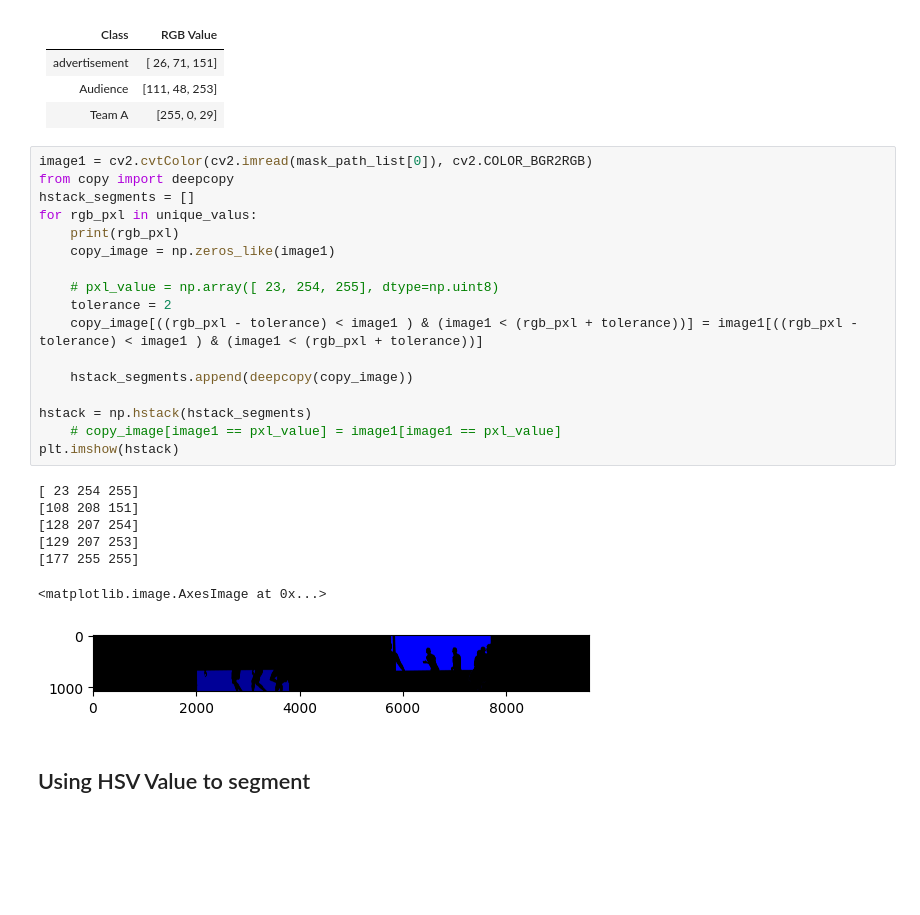
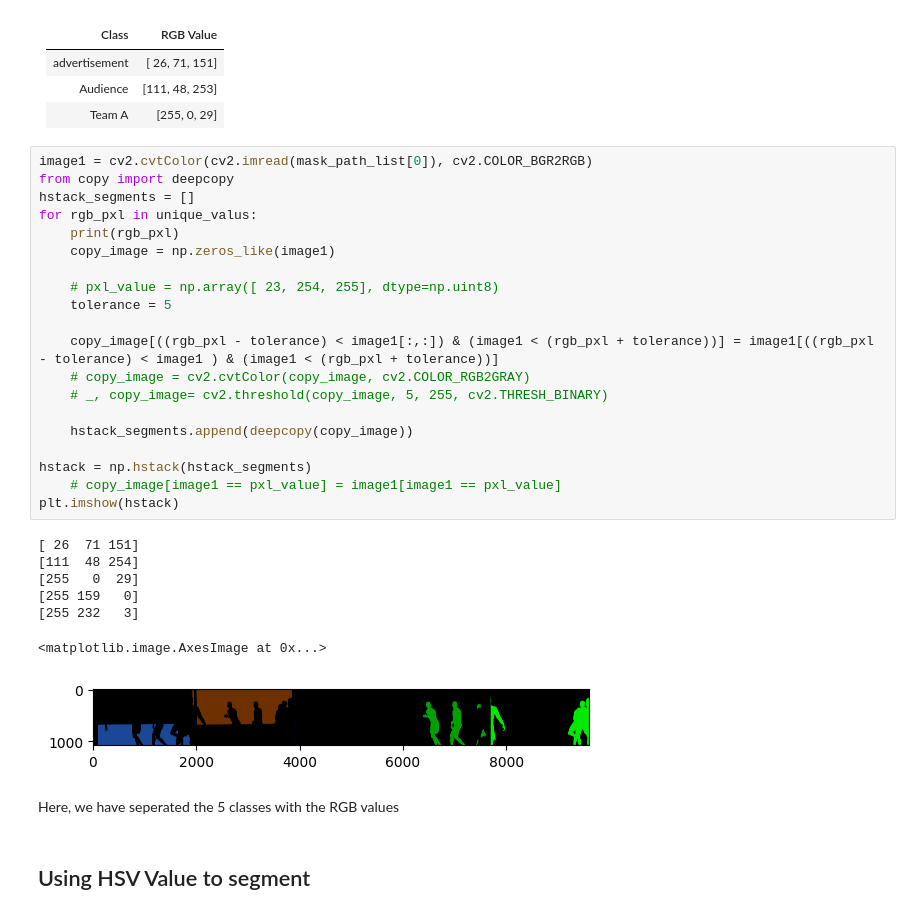
Before and after one commit to riderman10000/segmentation-exp, a Jupyter notebook: data_analysis.ipynb, the cells around one changed output. Saved outputs shown, nothing was run; the diff lists cells and outputs as text; blank space fills up the shorter version.

```diff
--- a/data_analysis.ipynb
+++ b/data_analysis.ipynb
@@ -70,28 +70,33 @@ array([[ 26,  71, 151],
 # %%
 image1 = cv2.cvtColor(cv2.imread(mask_path_list[0]), cv2.COLOR_BGR2RGB)
 from copy import deepcopy
 hstack_segments = []
 for rgb_pxl in unique_valus:
     print(rgb_pxl)
     copy_image = np.zeros_like(image1)
 
     # pxl_value = np.array([ 23, 254, 255], dtype=np.uint8)
-    tolerance = 2
-    copy_image[((rgb_pxl - tolerance) < image1 ) & (image1 < (rgb_pxl + tolerance))] = image1[((rgb_pxl - tolerance) < image1 ) & (image1 < (rgb_pxl + tolerance))]
+    tolerance = 5
+
+    copy_image[((rgb_pxl - tolerance) < image1[:,:]) & (image1 < (rgb_pxl + tolerance))] = image1[((rgb_pxl - tolerance) < image1 ) & (image1 < (rgb_pxl + tolerance))]
+    # copy_image = cv2.cvtColor(copy_image, cv2.COLOR_RGB2GRAY)
+    # _, copy_image= cv2.threshold(copy_image, 5, 255, cv2.THRESH_BINARY)
 
     hstack_segments.append(deepcopy(copy_image))
 
 hstack = np.hstack(hstack_segments)
     # copy_image[image1 == pxl_value] = image1[image1 == pxl_value]
 plt.imshow(hstack)
 # %% [output]
-[ 23 254 255]
-[108 208 151]
-[128 207 254]
-[129 207 253]
-[177 255 255]
+[ 26  71 151]
+[111  48 254]
+[255   0  29]
+[255 159   0]
+[255 232   3]
 <matplotlib.image.AxesImage at 0x...>
-[figure, old version]
+[figure, new version]
+# %% [markdown]
+Here, we have seperated the 5 classes with the RGB values
 # %% [markdown]
 ## Using HSV Value to segment
 # %%
```
Also changed, not shown: parts of 1 cell of this notebook.
